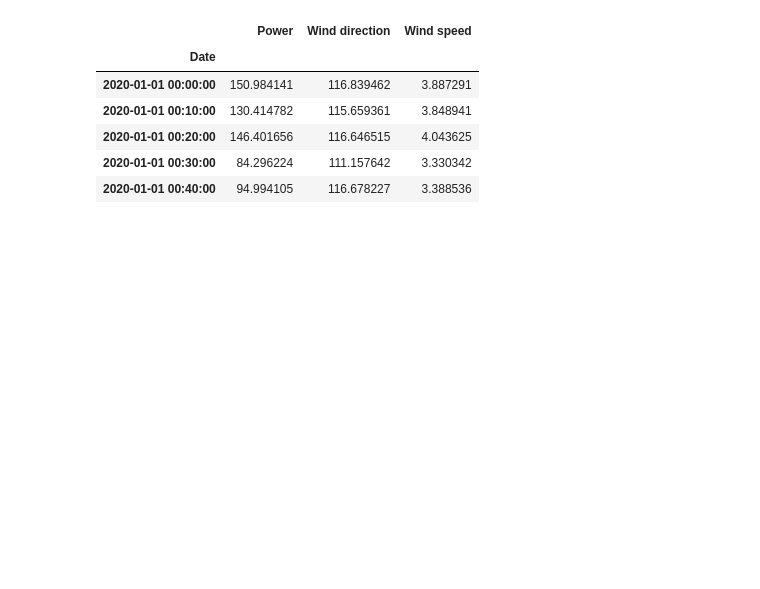
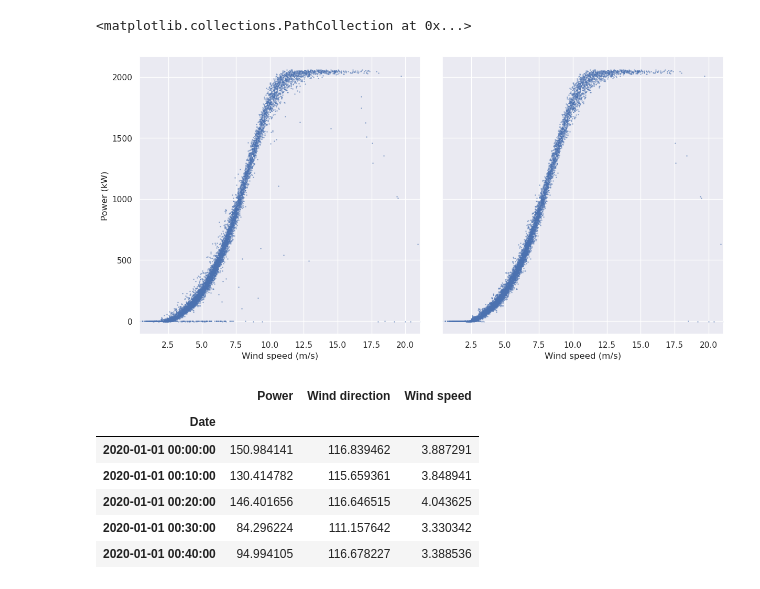
Before and after one commit to camirmas/REStats, a Jupyter notebook: REStats/notebooks/power_curve.ipynb, the cells around one changed output. Cells and saved outputs as stored; diff of their text form; code cells hidden in the pictures; blank space fills up the shorter version.

Commit message:
Rework PC filter

```diff
--- a/REStats/notebooks/power_curve.ipynb
+++ b/REStats/notebooks/power_curve.ipynb
@@ -11,4 +15,4 @@ from REStats.utils import load_SCADA, filter_outliers
-# %%
-az.style.use("arviz-darkgrid")
+# %%
+sns.set_theme()
 # %%
 wt = load_SCADA(2020)
@@ -56,0 +19,4 @@ R2 % removed: 2.0417068577465436
+# %%
+wt_train = wt[["wind_speed", "power"]]
+wt_train = wt_train.resample("H").mean()
+wt_train.head()
@@ -56,0 +31,14 @@ R2 % removed: 2.0417068577465436
+# %%
+def filter_outliers(group):
+    q1 = group.power.quantile(.25)
+    q3 = group.power.quantile(.75)
+    iqr = q3 - q1
+    filtered = group.query('(@q1 - 1.5 * @iqr) <= power <= (@q3 + 1.5 * @iqr)')
+    return filtered
+
+wt_bins = np.arange(0, 25, .5)
+wt_groups = ws.groupby(pd.cut(wt_train.wind_speed, wt_bins))
+wt_filtered = wt_groups.apply(filter_outliers)
+wt_filtered.index = wt_filtered.index.droplevel()
+wt_filtered = wt_filtered.sort_index()
+wt_filtered.head()
@@ -57,3 +53,16 @@ R2 % removed: 2.0417068577465436
+# %%
+filtered_pc, axes = plt.subplots(1, 2, figsize=(12, 6), sharey=True)
+filtered_pc.tight_layout()
+axes[0].set_ylabel("Power (kW)")
+for ax in axes:
+    ax.set_xmargin(0)
+    ax.set_xlabel("Wind speed (m/s)")
+
+axes[0].scatter(wt_train.wind_speed, wt_train.power, s=1, alpha=0.4)
+axes[1].scatter(wt_filtered.wind_speed, wt_filtered.power, s=1, alpha=0.4)
+# %% [output]
+<matplotlib.collections.PathCollection at 0x...>
+[figure, added]
 # %%
 wt.head()
 # %% [output]
```
Also changed, not shown: parts of 17 cells of this notebook, 1 other file.
